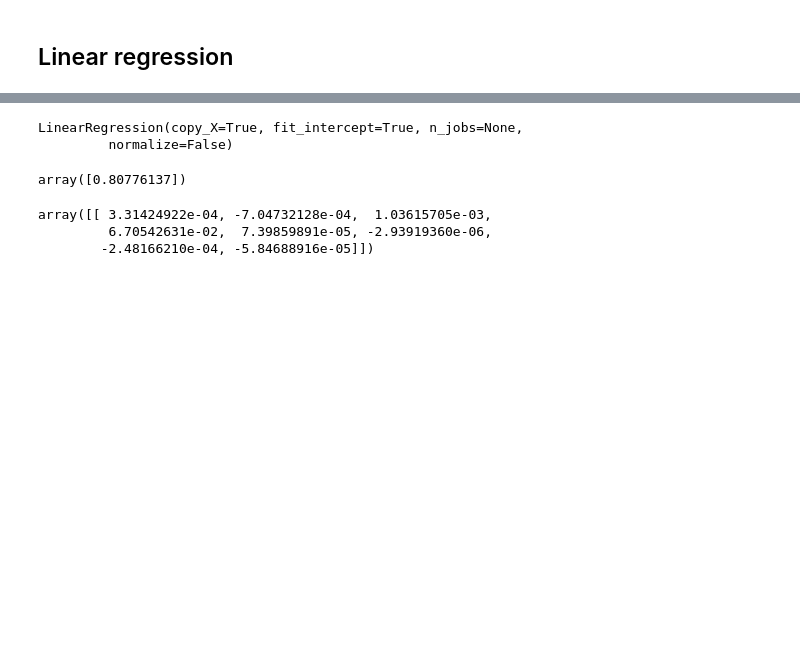
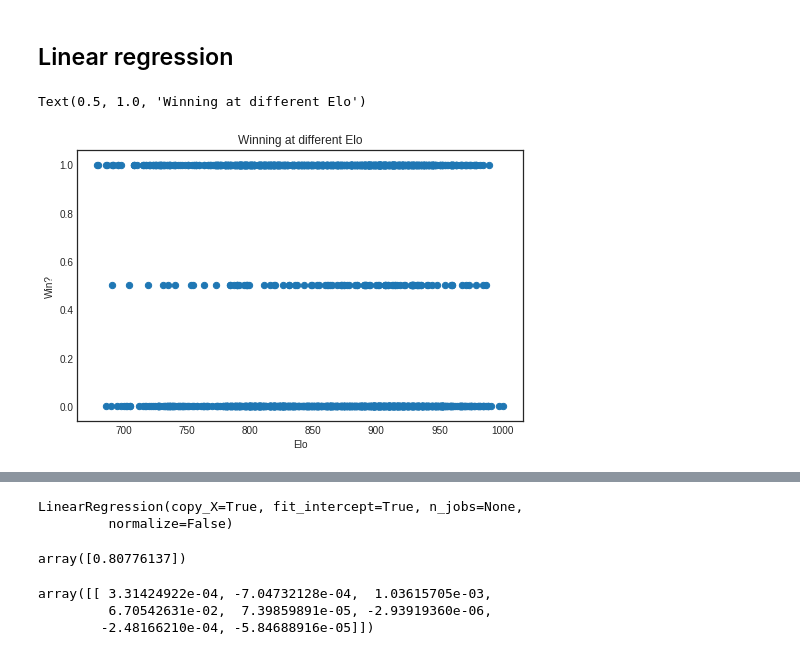
Before and after one commit to Data-is-life/lots-of-data, a Jupyter notebook: src/Chess_linear.ipynb, the cells around one changed output, grey strips where cells are left out. Saved outputs shown, nothing was run; the diff lists cells and outputs as text; code cells hidden in the pictures; blank space fills up the shorter version.

```diff
--- a/src/Chess_linear.ipynb
+++ b/src/Chess_linear.ipynb
@@ -17,0 +46,10 @@ y = np.array(lin_df['result'])
+# %%
+fig, ax = plt.subplots(figsize=(8, 5))
+
+ax.scatter(lin_df.elo, lin_df.result, s=40)
+ax.set_xlabel("Elo")
+ax.set_ylabel("Win?")
+ax.set_title("Winning at different Elo")
+# %% [output]
+Text(0.5, 1.0, 'Winning at different Elo')
+[figure, added]
```
Also changed, not shown: parts of 11 cells of this notebook, 13 other files.
